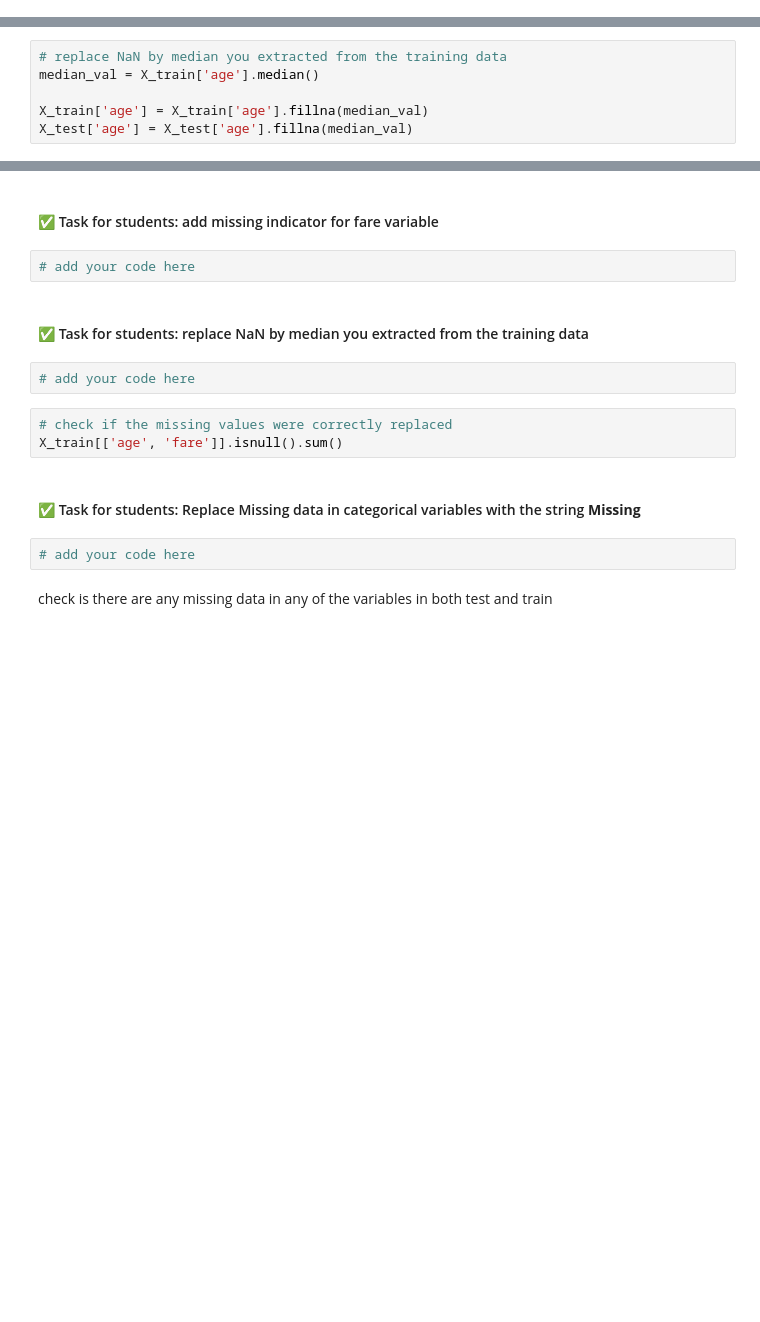
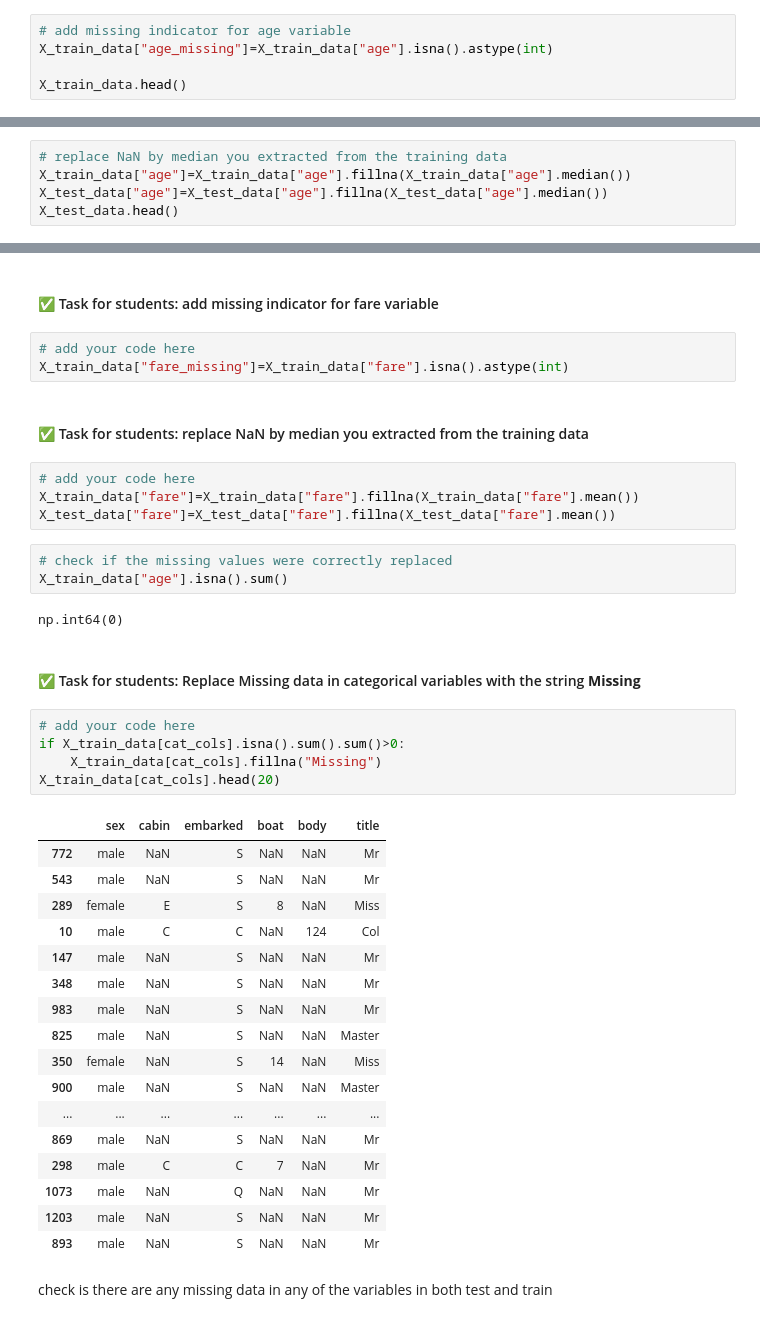
Before and after one commit to morteega/Data-Mining-Methods, a Jupyter notebook: Exercise/Exercise_3/Exercise_3_ExampleDataMiningPipeline.ipynb, the cells around one changed output, grey strips where cells are left out. Drawn from its saved outputs; the diff is of its cells as text; blank space fills up the shorter version.

```diff
--- a/Exercise/Exercise_3/Exercise_3_ExampleDataMiningPipeline.ipynb
+++ b/Exercise/Exercise_3/Exercise_3_ExampleDataMiningPipeline.ipynb
@@ -200,0 +319,5 @@ X_test['age'+'_NA'] = np.where(X_test['age'].isnull(), 1, 0)
+# %%
+# add missing indicator for age variable
+X_train_data["age_missing"]=X_train_data["age"].isna().astype(int)
+
+X_train_data.head()
@@ -201,6 +331,5 @@ X_test['age'+'_NA'] = np.where(X_test['age'].isnull(), 1, 0)
 # %%
 # replace NaN by median you extracted from the training data
-median_val = X_train['age'].median()
-
-X_train['age'] = X_train['age'].fillna(median_val)
-X_test['age'] = X_test['age'].fillna(median_val)
+X_train_data["age"]=X_train_data["age"].fillna(X_train_data["age"].median())
+X_test_data["age"]=X_test_data["age"].fillna(X_test_data["age"].median())
+X_test_data.head()
@@ -208,16 +344,42 @@ X_test['age'] = X_test['age'].fillna(median_val)
 #### ✅ Task for students: add missing indicator for fare variable
 # %%
 # add your code here
+X_train_data["fare_missing"]=X_train_data["fare"].isna().astype(int)
 # %% [markdown]
 #### ✅ Task for students: replace NaN by median you extracted from the training data
-# %%
-# add your code here
+# %%
+# add your code here
+X_train_data["fare"]=X_train_data["fare"].fillna(X_train_data["fare"].mean())
+X_test_data["fare"]=X_test_data["fare"].fillna(X_test_data["fare"].mean())
 # %%
 # check if the missing values were correctly replaced
-X_train[['age', 'fare']].isnull().sum()
+X_train_data["age"].isna().sum()
+# %% [output]
+np.int64(0)
 # %% [markdown]
 #### ✅ Task for students: Replace Missing data in categorical variables with the string **Missing**
-# %%
-# add your code here
+# %%
+# add your code here
+if X_train_data[cat_cols].isna().sum().sum()>0:
+    X_train_data[cat_cols].fillna("Missing")
+X_train_data[cat_cols].head(20)
+# %% [output]
+|  | sex | cabin | embarked | boat | body | title |
+| 772 | male | NaN | S | NaN | NaN | Mr |
+| 543 | male | NaN | S | NaN | NaN | Mr |
+| 289 | female | E | S | 8 | NaN | Miss |
+| 10 | male | C | C | NaN | 124 | Col |
+| 147 | male | NaN | S | NaN | NaN | Mr |
+| 348 | male | NaN | S | NaN | NaN | Mr |
+| 983 | male | NaN | S | NaN | NaN | Mr |
+| 825 | male | NaN | S | NaN | NaN | Master |
+| 350 | female | NaN | S | 14 | NaN | Miss |
+| 900 | male | NaN | S | NaN | NaN | Master |
+| ... | ... | ... | ... | ... | ... | ... |
+| 869 | male | NaN | S | NaN | NaN | Mr |
+| 298 | male | C | C | 7 | NaN | Mr |
+| 1073 | male | NaN | Q | NaN | NaN | Mr |
+| 1203 | male | NaN | S | NaN | NaN | Mr |
+| 893 | male | NaN | S | NaN | NaN | Mr |
 # %% [markdown]
 check is there are any missing data in any of the variables in both test and train
```
Also changed, not shown: parts of 33 cells of this notebook, 1 other file.
